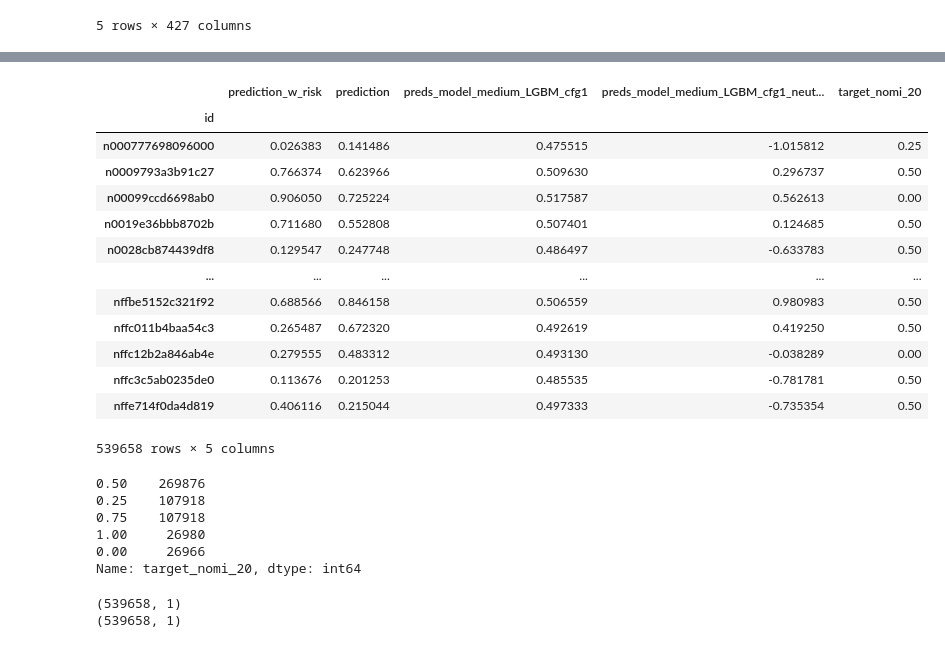
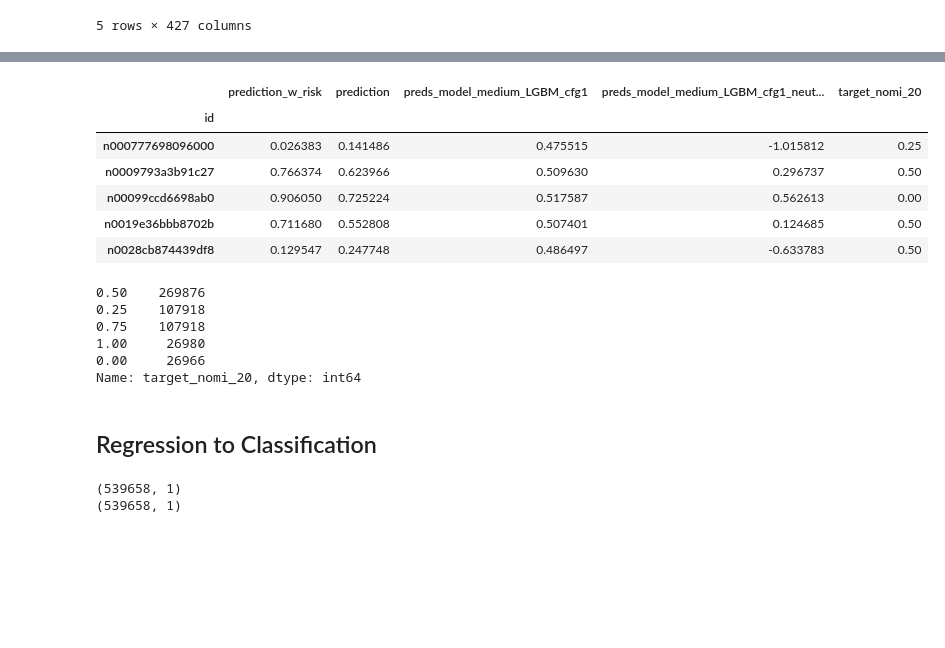
Before and after one commit to kcwanglucky/numerai, a Jupyter notebook: train.ipynb, the cells around one changed output, grey strips where cells are left out. Cells and saved outputs as stored; diff of their text form; code cells hidden in the pictures; blank space fills up the shorter version.

```diff
--- a/train.ipynb
+++ b/train.ipynb
@@ -57,11 +56,22 @@ model_configs = {
         "max_depth": 3,
         "min_samples_leaf": 5
     },
-
+    "XGB_cfg1": {
+        "n_estimators": 2000,
+        "learning_rate": 0.01,
+        "max_depth": 5,
+        "colsample_bytree": 0.1
+    },
+    "RF_cfg2": {
+        "n_estimators": 3000,
+        "learning_rate": 0.005,
+        "max_depth": 5,
+        "colsample_bytree": 0.1
+    },
 }
 # %%
 training_configs = {
-    "FEATURE_SET": "medium",
+    "FEATURE_SET": "small",
     "MODEL_CONFIG": "LGBM_cfg1",
 }
 # %%
@@ -119,7 +129,7 @@ if not model:
     elif model_config.startswith("RF"):
         model = RandomForestRegressor(**params)
     else:
-        model = RandomForestRegressor(**params)
+        model = XGBRegressor(**params)
 
     # train on all of train and save the model so we don't have to train next time
     spinner.start('Training model')
@@ -265,20 +257,13 @@ Index(['feature_dichasial_hammier_spawner', 'feature_rheumy_epistemic_prancer',
 # %%
-validation_data[["prediction_w_risk", "prediction", "preds_model_medium_LGBM_cfg1", "preds_model_medium_LGBM_cfg1_neutral_riskiest_50", "target_nomi_20"]]
+validation_data[["prediction_w_risk", "prediction", "preds_model_medium_LGBM_cfg1", "preds_model_medium_LGBM_cfg1_neutral_riskiest_50", "target_nomi_20"]].head()
 # %% [output]
 |  | prediction_w_risk | prediction | preds_model_medium_LGBM_cfg1 | preds_model_medium_LGBM_cfg1_neut... | target_nomi_20 |
 | id |  |  |  |  |  |
 | n000777698096000 | 0.026383 | 0.141486 | 0.475515 | -1.015812 | 0.25 |
 | n0009793a3b91c27 | 0.766374 | 0.623966 | 0.509630 | 0.296737 | 0.50 |
 | n00099ccd6698ab0 | 0.906050 | 0.725224 | 0.517587 | 0.562613 | 0.00 |
 | n0019e36bbb8702b | 0.711680 | 0.552808 | 0.507401 | 0.124685 | 0.50 |
 | n0028cb874439df8 | 0.129547 | 0.247748 | 0.486497 | -0.633783 | 0.50 |
-| ... | ... | ... | ... | ... | ... |
-| nffbe5152c321f92 | 0.688566 | 0.846158 | 0.506559 | 0.980983 | 0.50 |
-| nffc011b4baa54c3 | 0.265487 | 0.672320 | 0.492619 | 0.419250 | 0.50 |
-| nffc12b2a846ab4e | 0.279555 | 0.483312 | 0.493130 | -0.038289 | 0.00 |
-| nffc3c5ab0235de0 | 0.113676 | 0.201253 | 0.485535 | -0.781781 | 0.50 |
-| nffe714f0da4d819 | 0.406116 | 0.215044 | 0.497333 | -0.735354 | 0.50 |
-539658 rows × 5 columns
 # %%
 validation_data["target_nomi_20"].value_counts()
 # %% [output]
@@ -288,6 +273,8 @@ validation_data["target_nomi_20"].value_counts()
 1.00     26980
 0.00     26966
 Name: target_nomi_20, dtype: int64
+# %% [markdown]
+## Regression to Classification
 # %%
 def val2class(x):
     if 0 <= x < 0.125:
```
Also changed, not shown: parts of 13 cells of this notebook.
